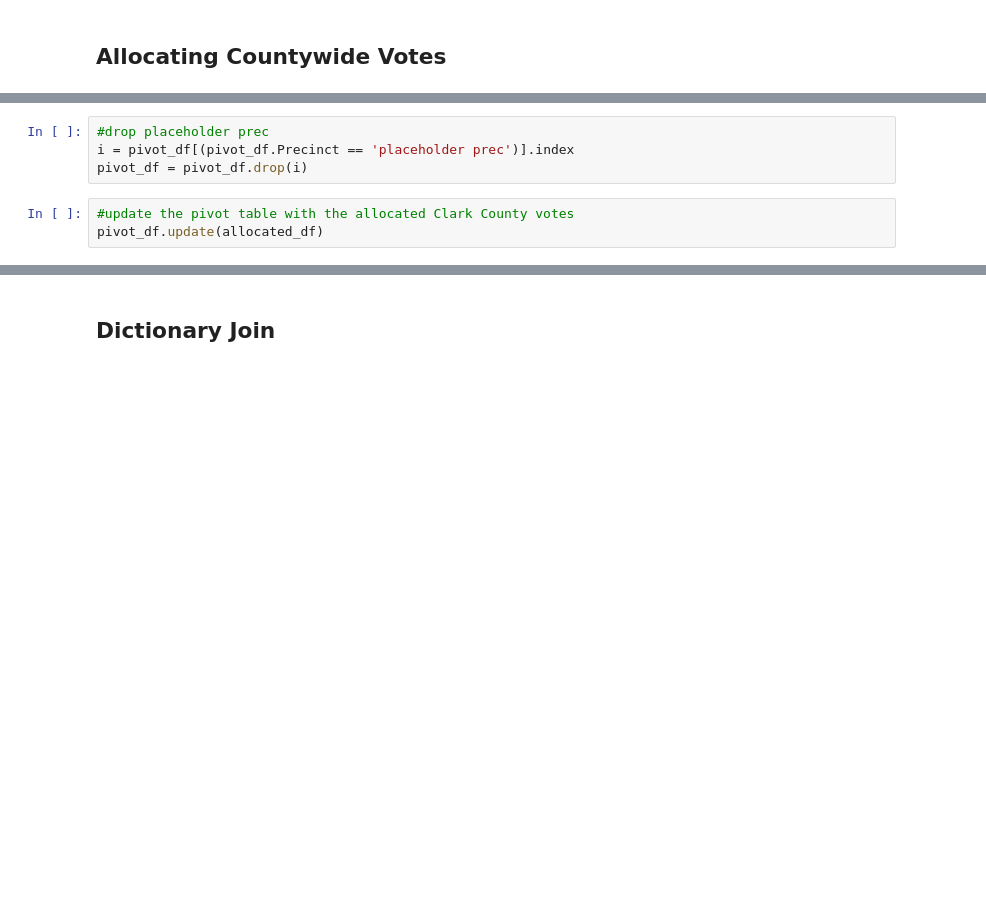
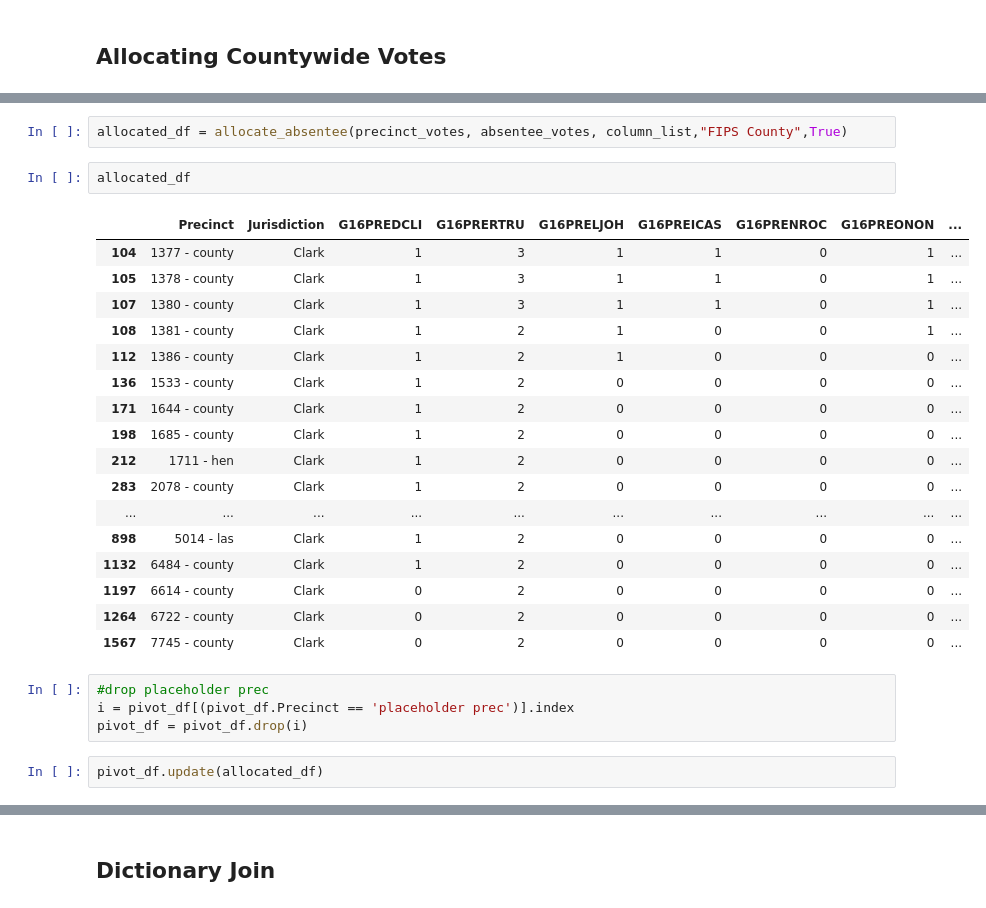
Before and after one commit to nonpartisan-redistricting-datahub/pdv-nv, a Jupyter notebook: vest-nv-2016/vest-nv-2016.ipynb, the cells around one changed output, grey strips where cells are left out. Drawn from its saved outputs; the diff is of its cells as text; blank space fills up the shorter version.

```diff
--- a/vest-nv-2016/vest-nv-2016.ipynb
+++ b/vest-nv-2016/vest-nv-2016.ipynb
@@ -515,11 +534,32 @@ allocated_df = allocate_absentee(precinct_votes, absentee_votes, column_list,"FI
 1197  003 6614 - county
 1264  003 6722 - county
 1567  003 7745 - county
+# %%
+allocated_df = allocate_absentee(precinct_votes, absentee_votes, column_list,"FIPS County",True)
+# %%
+allocated_df
+# %% [output]
+|  | Precinct | Jurisdiction | G16PREDCLI | G16PRERTRU | G16PRELJOH | G16PREICAS | G16PRENROC | G16PREONON | ... |
+| 104 | 1377 - county | Clark | 1 | 3 | 1 | 1 | 0 | 1 | ... |
+| 105 | 1378 - county | Clark | 1 | 3 | 1 | 1 | 0 | 1 | ... |
+| 107 | 1380 - county | Clark | 1 | 3 | 1 | 1 | 0 | 1 | ... |
+| 108 | 1381 - county | Clark | 1 | 2 | 1 | 0 | 0 | 1 | ... |
+| 112 | 1386 - county | Clark | 1 | 2 | 1 | 0 | 0 | 0 | ... |
+| 136 | 1533 - county | Clark | 1 | 2 | 0 | 0 | 0 | 0 | ... |
+| 171 | 1644 - county | Clark | 1 | 2 | 0 | 0 | 0 | 0 | ... |
+| 198 | 1685 - county | Clark | 1 | 2 | 0 | 0 | 0 | 0 | ... |
+| 212 | 1711 - hen | Clark | 1 | 2 | 0 | 0 | 0 | 0 | ... |
+| 283 | 2078 - county | Clark | 1 | 2 | 0 | 0 | 0 | 0 | ... |
+| ... | ... | ... | ... | ... | ... | ... | ... | ... | ... |
+| 898 | 5014 - las | Clark | 1 | 2 | 0 | 0 | 0 | 0 | ... |
+| 1132 | 6484 - county | Clark | 1 | 2 | 0 | 0 | 0 | 0 | ... |
+| 1197 | 6614 - county | Clark | 0 | 2 | 0 | 0 | 0 | 0 | ... |
+| 1264 | 6722 - county | Clark | 0 | 2 | 0 | 0 | 0 | 0 | ... |
+| 1567 | 7745 - county | Clark | 0 | 2 | 0 | 0 | 0 | 0 | ... |
 # %%
 #drop placeholder prec
 i = pivot_df[(pivot_df.Precinct == 'placeholder prec')].index
 pivot_df = pivot_df.drop(i)
-# %%
-#update the pivot table with the allocated Clark County votes
-pivot_df.update(allocated_df)
+# %%
+pivot_df.update(allocated_df)
 # %%
```
Also changed, not shown: parts of 21 cells of this notebook.
